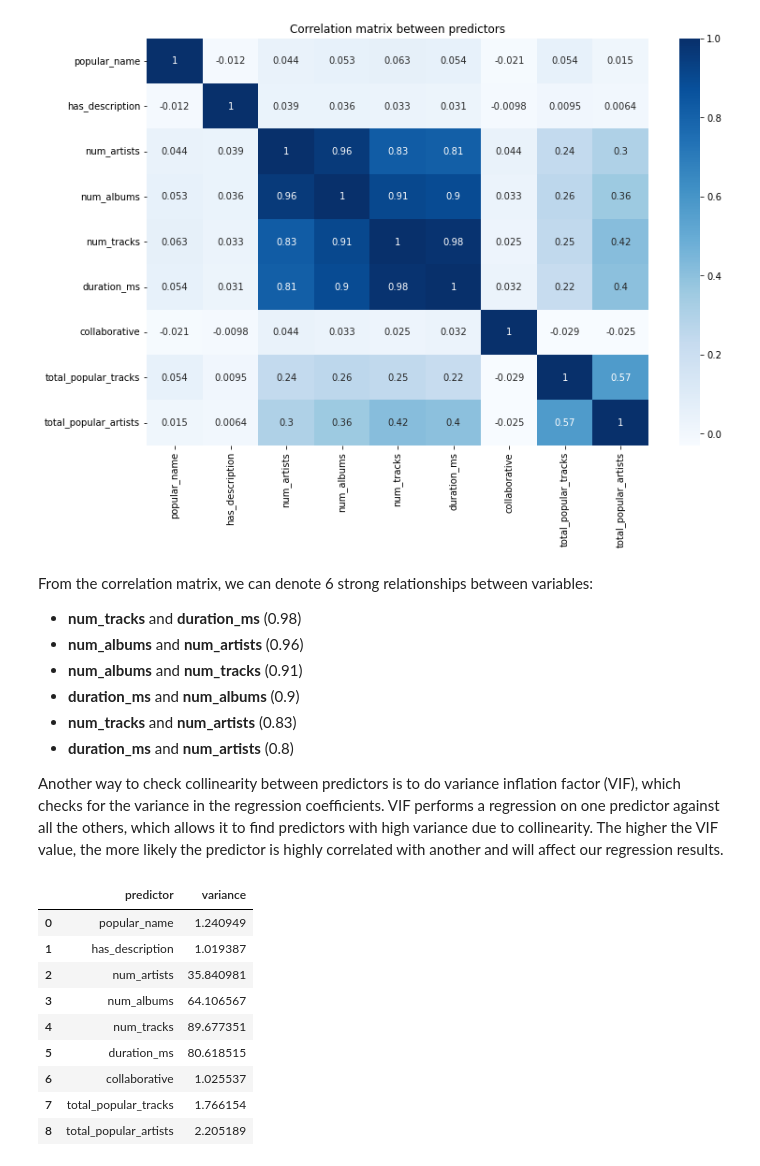
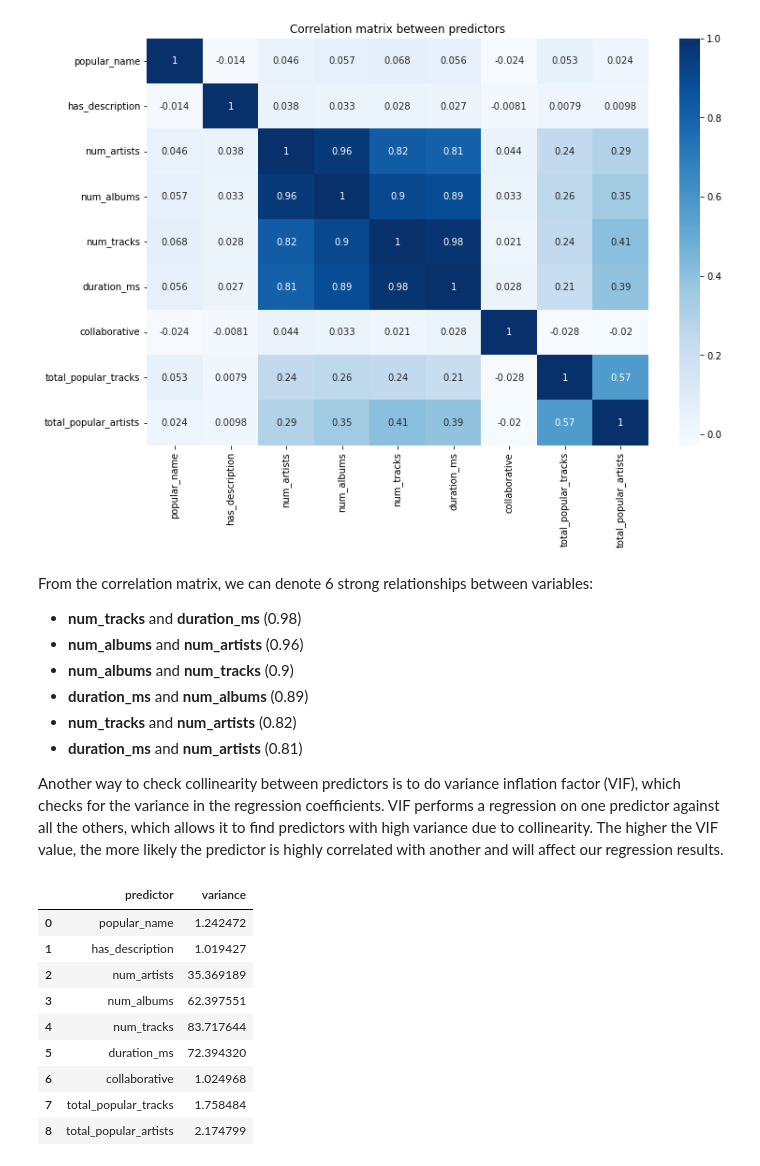
Before and after one commit to danielagarcia319/cs109a-final-project, a Jupyter notebook: Milestone 2.ipynb, the cells around one changed output. Drawn from its saved outputs; the diff is of its cells as text; code cells hidden in the pictures.

```diff
--- a/Milestone 2.ipynb
+++ b/Milestone 2.ipynb
@@ -276,32 +276,32 @@ Text(0.5, 1.0, 'Correlation matrix between predictors')
 From the correlation matrix, we can denote 6 strong relationships between variables:
 * **num_tracks** and **duration_ms** (0.98)
 * **num_albums** and **num_artists** (0.96)
-* **num_albums** and **num_tracks** (0.91)
-* **duration_ms** and **num_albums** (0.9)
-* **num_tracks** and **num_artists** (0.83)
-* **duration_ms** and **num_artists** (0.8)
+* **num_albums** and **num_tracks** (0.9)
+* **duration_ms** and **num_albums** (0.89)
+* **num_tracks** and **num_artists** (0.82)
+* **duration_ms** and **num_artists** (0.81)
 
 
 Another way to check collinearity between predictors is to do variance inflation factor (VIF), which checks for the variance in the regression coefficients. VIF performs a regression on one predictor against all the others, which allows it to find predictors with high variance due to collinearity. The higher the VIF value, the more likely the predictor is highly correlated with another and will affect our regression results.
 # %%
 # Source: https://www.geeksforgeeks.org/detecting-multicollinearity-with-vif-python/
 from statsmodels.stats.outliers_influence import variance_inflation_factor
 
-vif = pd.DataFrame(X_train.columns, columns=['predictor'])
-vif['variance'] = [variance_inflation_factor(X_train.values, i) for i in range(len(X_train.columns))]
+vif = pd.DataFrame(X_data.columns, columns=['predictor'])
+vif['variance'] = [variance_inflation_factor(X_data.values, i) for i in range(len(X_data.columns))]
 
 vif
 # %% [output]
 |  | predictor | variance |
-| 0 | popular_name | 1.240949 |
-| 1 | has_description | 1.019387 |
-| 2 | num_artists | 35.840981 |
-| 3 | num_albums | 64.106567 |
-| 4 | num_tracks | 89.677351 |
-| 5 | duration_ms | 80.618515 |
-| 6 | collaborative | 1.025537 |
-| 7 | total_popular_tracks | 1.766154 |
-| 8 | total_popular_artists | 2.205189 |
+| 0 | popular_name | 1.242472 |
+| 1 | has_description | 1.019427 |
+| 2 | num_artists | 35.369189 |
+| 3 | num_albums | 62.397551 |
+| 4 | num_tracks | 83.717644 |
+| 5 | duration_ms | 72.394320 |
+| 6 | collaborative | 1.024968 |
+| 7 | total_popular_tracks | 1.758484 |
+| 8 | total_popular_artists | 2.174799 |
 # %%
 # Plotting the distribution of variances
 plt.figure(figsize=(20,8))
```
Also changed, not shown: parts of 3 cells of this notebook.
